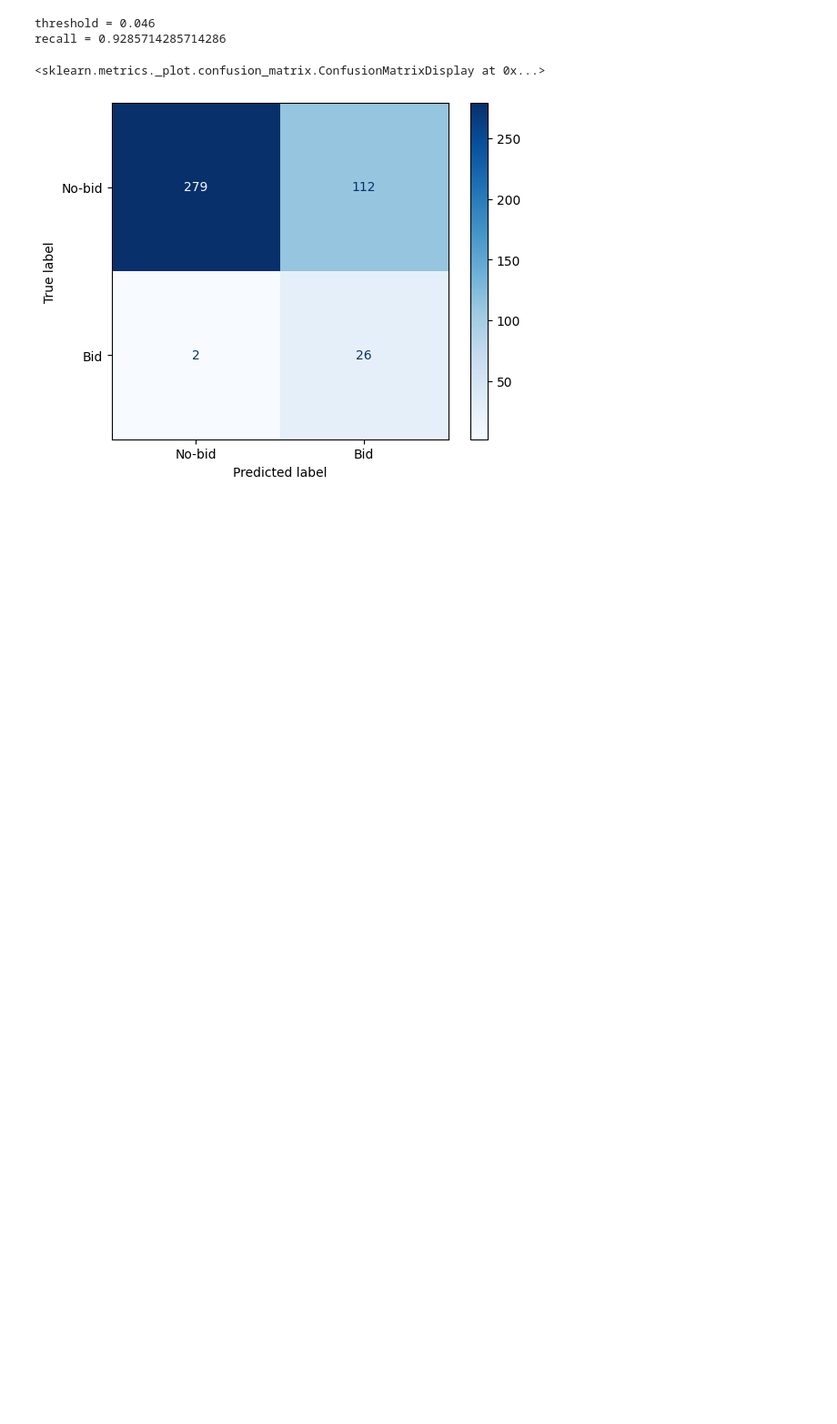
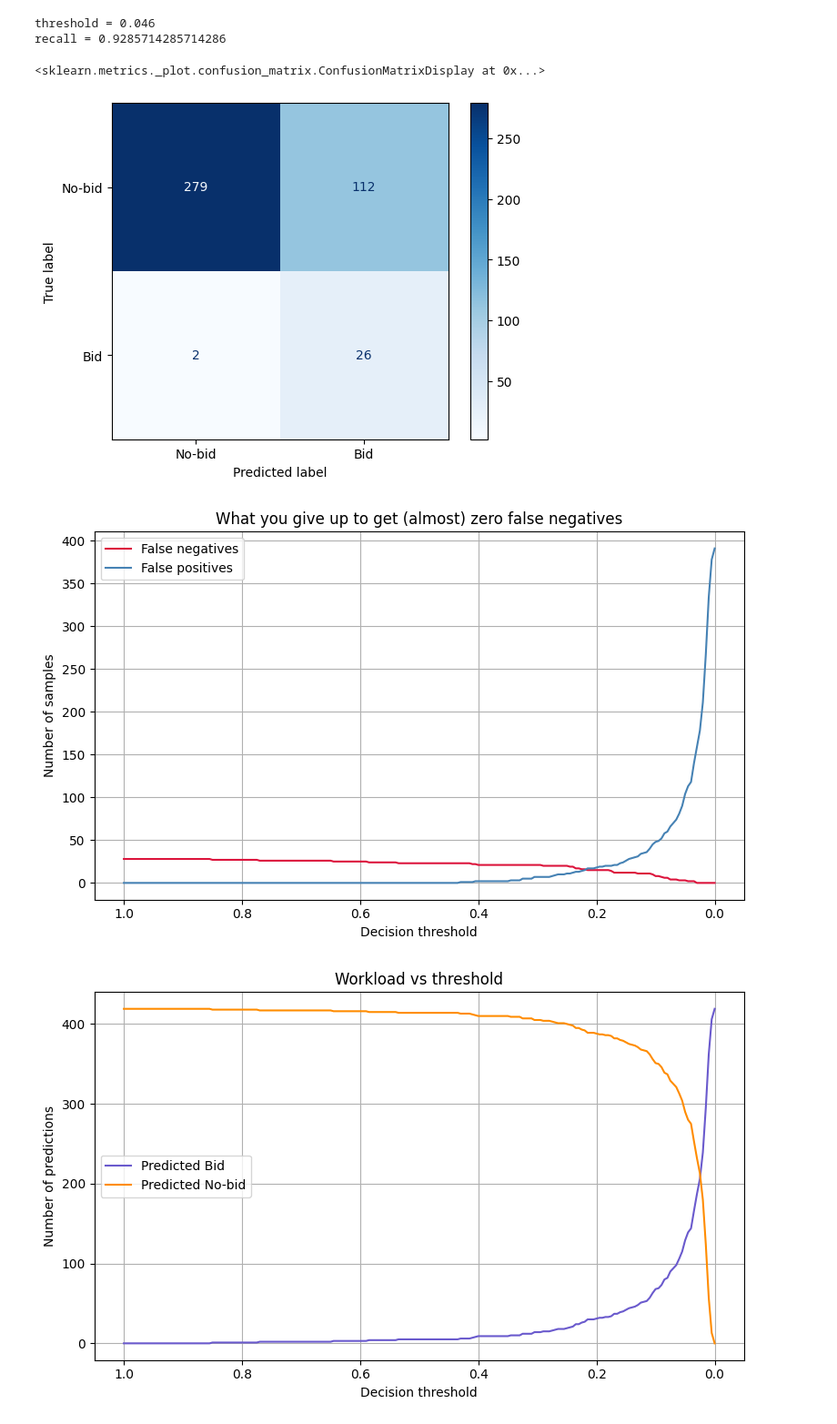
Before and after one commit to robertsweetman/module_2, a Jupyter notebook: python/hybrid_text_model.ipynb, the cells around one changed output. Shown: that part at 91% size. Saved outputs shown, nothing was run; the diff lists cells and outputs as text; code cells hidden in the pictures; blank space fills up the shorter version.

```diff
--- a/python/hybrid_text_model.ipynb
+++ b/python/hybrid_text_model.ipynb
@@ -156,3 +156,66 @@ threshold = 0.046
 recall = 0.9285714285714286
 <sklearn.metrics._plot.confusion_matrix.ConfusionMatrixDisplay at 0x...>
 [figure]
+# %%
+import numpy as np
+import pandas as pd
+from sklearn.metrics import confusion_matrix
+import matplotlib.pyplot as plt
+import seaborn as sns
+
+# ------------------------------------------------------------------
+# 1.  Scan thresholds and collect FN / FP counts
+# ------------------------------------------------------------------
+thresholds = np.linspace(0.0, 1.0, 201)        # 0.00, 0.005, …, 1.00
+records = []
+
+for thr in thresholds:
+    y_pred = (proba >= thr).astype(int)
+    tn, fp, fn, tp = confusion_matrix(y_test, y_pred).ravel()
+    records.append(
+        {
+            "thr": thr,
+            "false_neg": fn,
+            "false_pos": fp,
+            "pred_bid": tp + fp,     # how many rows you must review
+            "pred_no_bid": tn + fn,
+        }
+    )
+
+stats = pd.DataFrame(records)
+
+# ------------------------------------------------------------------
+# 2.  Plot FN vs FP — makes the trade-off jump out
+# ------------------------------------------------------------------
+plt.figure(figsize=(8, 5))
+sns.lineplot(data=stats, x="thr", y="false_neg", label="False negatives", color="crimson")
+sns.lineplot(data=stats, x="thr", y="false_pos", label="False positives", color="steelblue")
+
+plt.gca().invert_xaxis()              # high threshold on the left (optional)
+plt.xlabel("Decision threshold")
+plt.ylabel("Number of samples")
+plt.title("What you give up to get (almost) zero false negatives")
+
+plt.legend()
+plt.grid(True)
+plt.tight_layout()
+plt.show()
+
+# ------------------------------------------------------------------
+# 3.  (Optional) show how many titles land in each bucket
+# ------------------------------------------------------------------
+plt.figure(figsize=(8, 5))
+sns.lineplot(data=stats, x="thr", y="pred_bid",    label="Predicted Bid",    color="slateblue")
+sns.lineplot(data=stats, x="thr", y="pred_no_bid", label="Predicted No-bid", color="darkorange")
+
+plt.gca().invert_xaxis()
+plt.xlabel("Decision threshold")
+plt.ylabel("Number of predictions")
+plt.title("Workload vs threshold")
+plt.legend()
+plt.grid(True)
+plt.tight_layout()
+plt.show()
+# %% [output]
+[figure, added]
+[figure, added]
```
Also changed, not shown: parts of 6 cells of this notebook, 1 other file.
